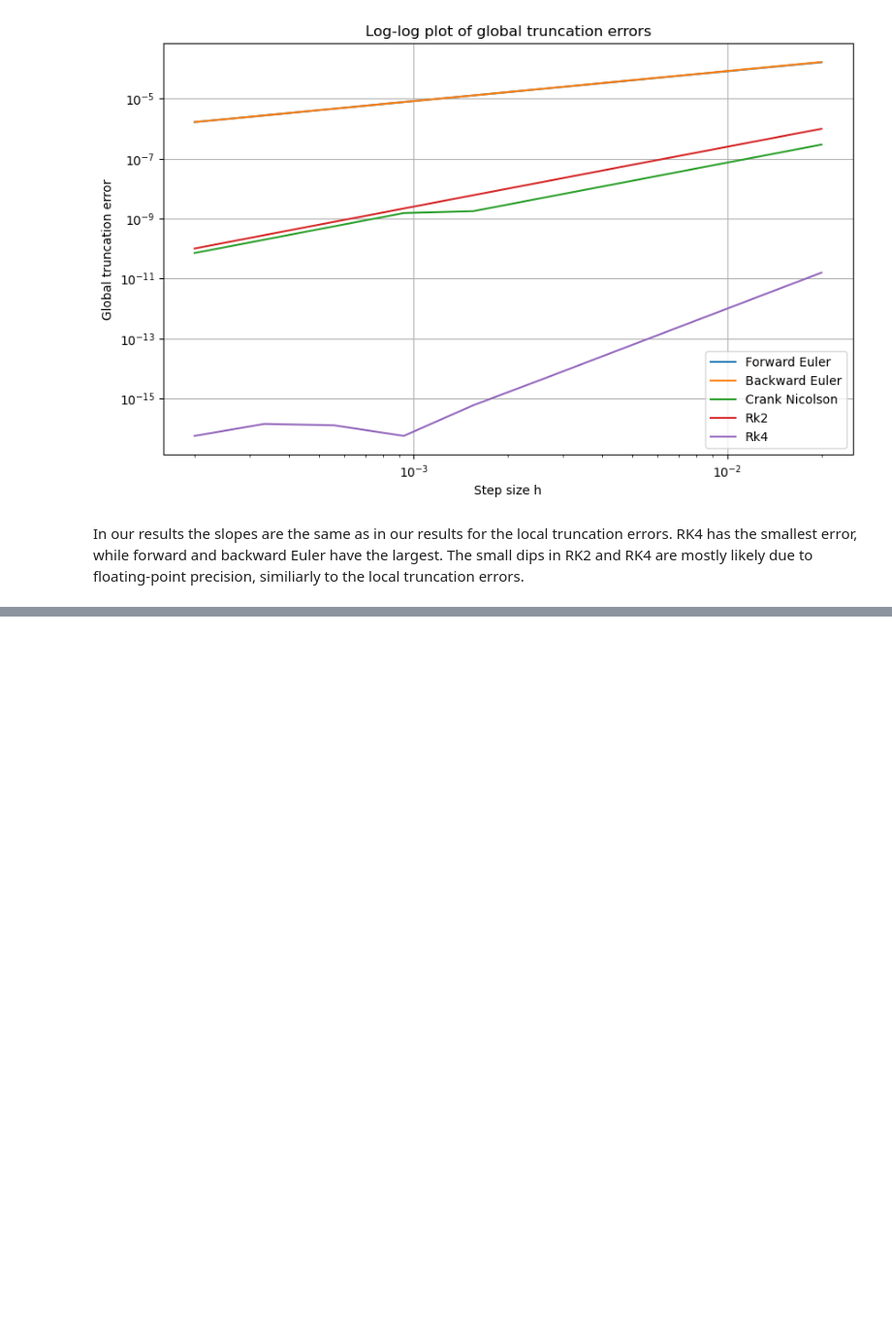
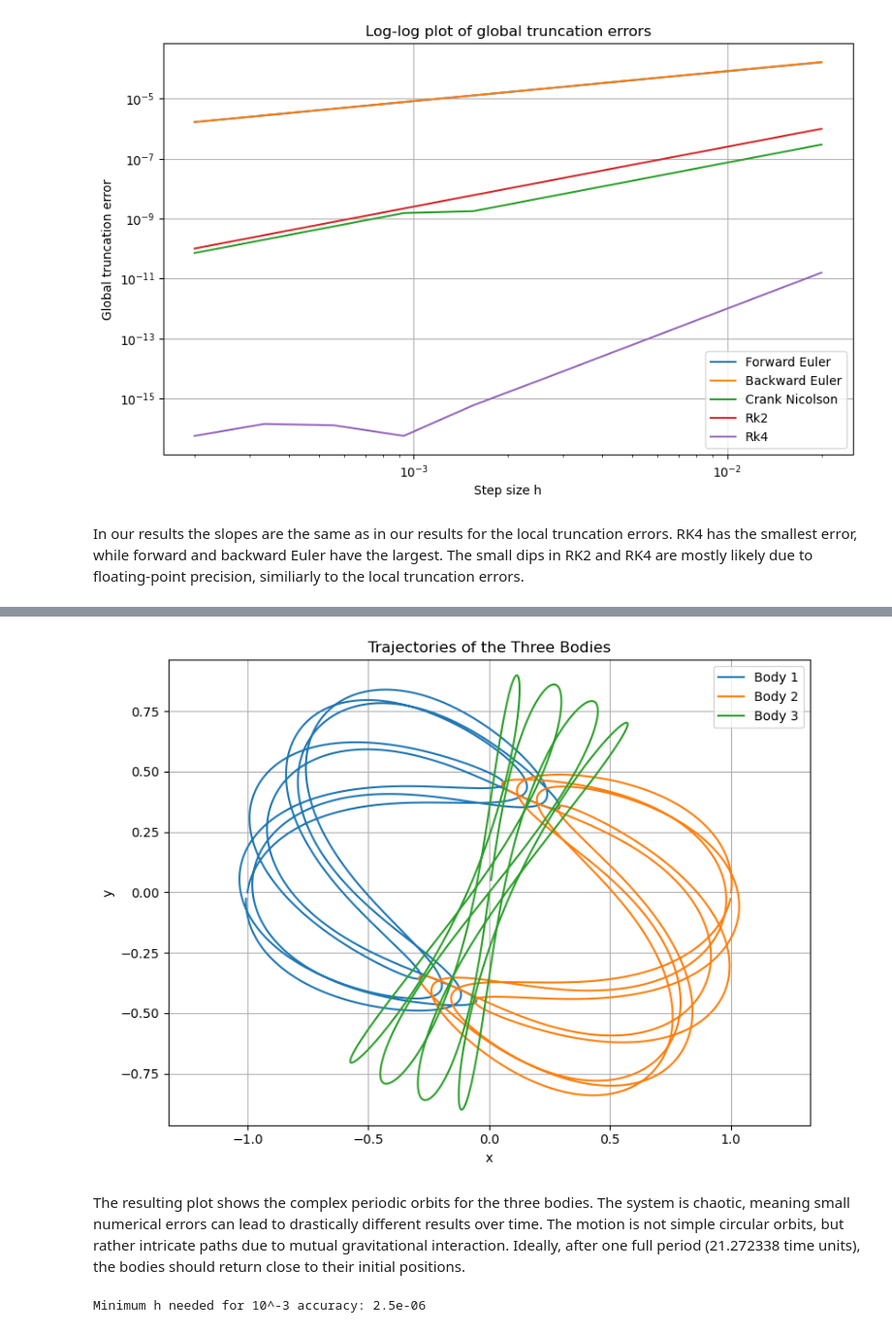
Before and after one commit to ShannonS00/Computational-Astrophysics, a Jupyter notebook: Worksheet_3/Worksheet_3.ipynb, the cells around one changed output, grey strips where cells are left out. Shown at 97% size. Saved outputs shown, nothing was run; the diff lists cells and outputs as text; code cells hidden in the pictures; blank space fills up the shorter version.

```diff
--- a/Worksheet_3/Worksheet_3.ipynb
+++ b/Worksheet_3/Worksheet_3.ipynb
@@ -248,0 +281,8 @@ In our results the slopes are the same as in our results for the local truncatio
+# %%
+# Compute the derivatives for a 3-body problem
+def derivatives(t, state):
+    """Compute the time derivative of the state."""
+    positions = state[:6].reshape(3, 2)
+    velocities = state[6:].reshape(3, 2)
+    acc = acceleration(positions)
+    return np.concatenate([velocities.flatten(), acc.flatten()])
@@ -248,0 +307,17 @@ In our results the slopes are the same as in our results for the local truncatio
+# %%
+# Initial conditions
+r1 = np.array([-1.0, 0.0])
+r2 = np.array([ 1.0, 0.0])
+r3 = np.array([ 0.0, 0.0])
+v1 = np.array([ 0.080584,  0.588836])
+v2 = np.array([ 0.080584,  0.588836])
+v3 = np.array([-0.161168, -1.177672])
+
+# Flatten into single state vector
+y0 = np.concatenate([r1, r2, r3, v1, v2, v3])
+t0 = 0.0
+tperiod = 21.272338
+h = 0.00001
+
+# Run the integration
+ts, ys = integrate(derivatives, y0, t0, tperiod, h)
@@ -248,0 +326,42 @@ In our results the slopes are the same as in our results for the local truncatio
+# %%
+# Extract positions
+positions = ys[:, :6].reshape(-1, 3, 2)
+
+# Plot trajectories
+plt.figure(figsize=(8, 6))
+for i in range(3):
+    plt.plot(positions[:, i, 0], positions[:, i, 1], label=f'Body {i+1}')
+plt.xlabel('x')
+plt.ylabel('y')
+plt.xlim(-10, 10)
+plt.ylim(-10,10)
+plt.title('Trajectories of the Three Bodies')
+plt.legend()
+plt.axis('equal')
+plt.grid(True)
+plt.tight_layout()
+plt.show()
+# %% [output]
+[figure, added]
+# %% [markdown]
+The resulting plot shows the complex periodic orbits for the three bodies. The system is chaotic, meaning small numerical errors can lead to drastically different results over time. The motion is not simple circular orbits, but rather intricate paths due to mutual gravitational interaction. Ideally, after one full period (21.272338 time units), the bodies should return close to their initial positions.
+# %%
+# Finding the minimum h for a given accuracy
+h = 0.00001
+error_threshold = 1e-3
+found_h = None
+
+while h > 1e-6:  # Prevent infinite loop in case of numerical issues
+    ts, ys = integrate(derivatives, y0, t0, tperiod, h)
+    final_positions = ys[-1, :6].reshape(3, 2)
+    initial_positions = y0[:6].reshape(3, 2)
+    max_error = np.max(np.linalg.norm(final_positions - initial_positions, axis=1))
+
+    if max_error < error_threshold:
+        found_h = h
+        break
+    h *= 0.5  # Reduce h for better accuracy
+
+print(f"Minimum h needed for 10^-3 accuracy: {found_h}")
+# %% [output]
+Minimum h needed for 10^-3 accuracy: 2.5e-06
```
Also changed, not shown: parts of 36 cells of this notebook.
